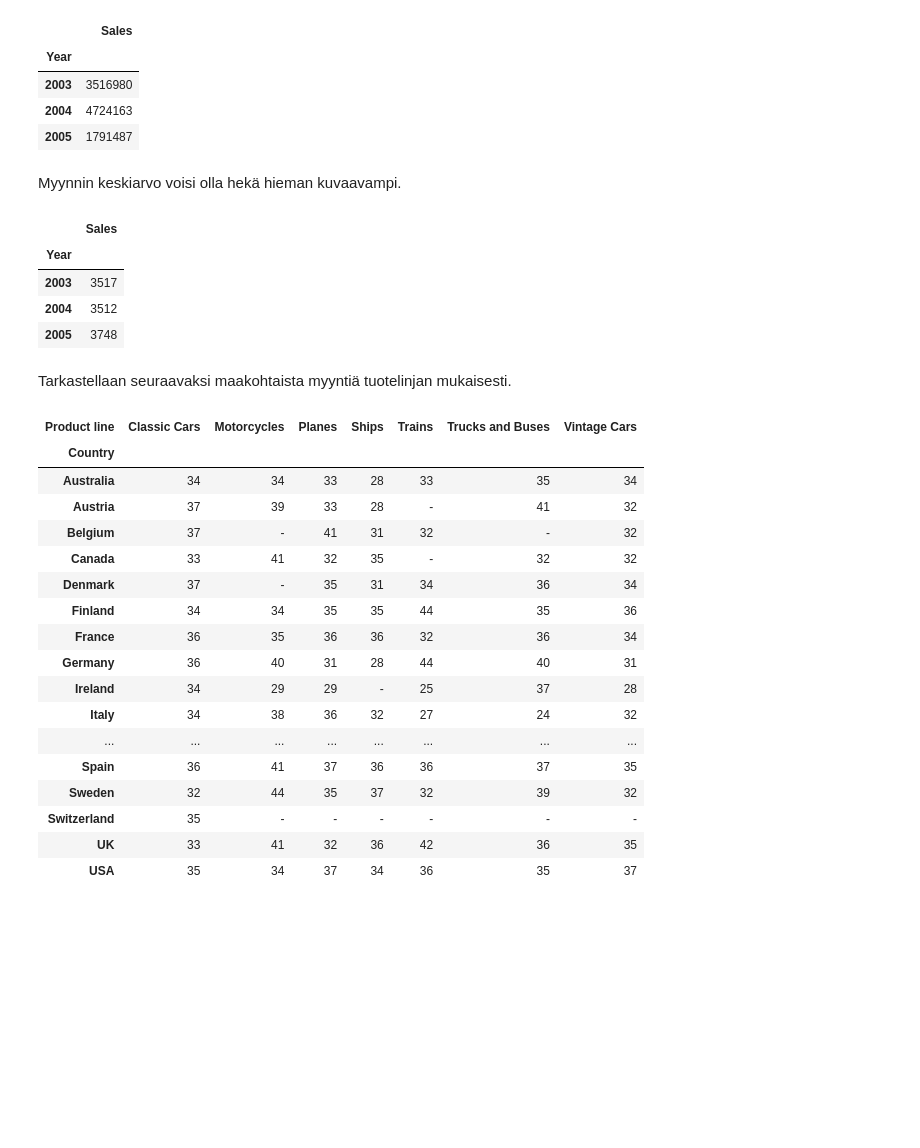
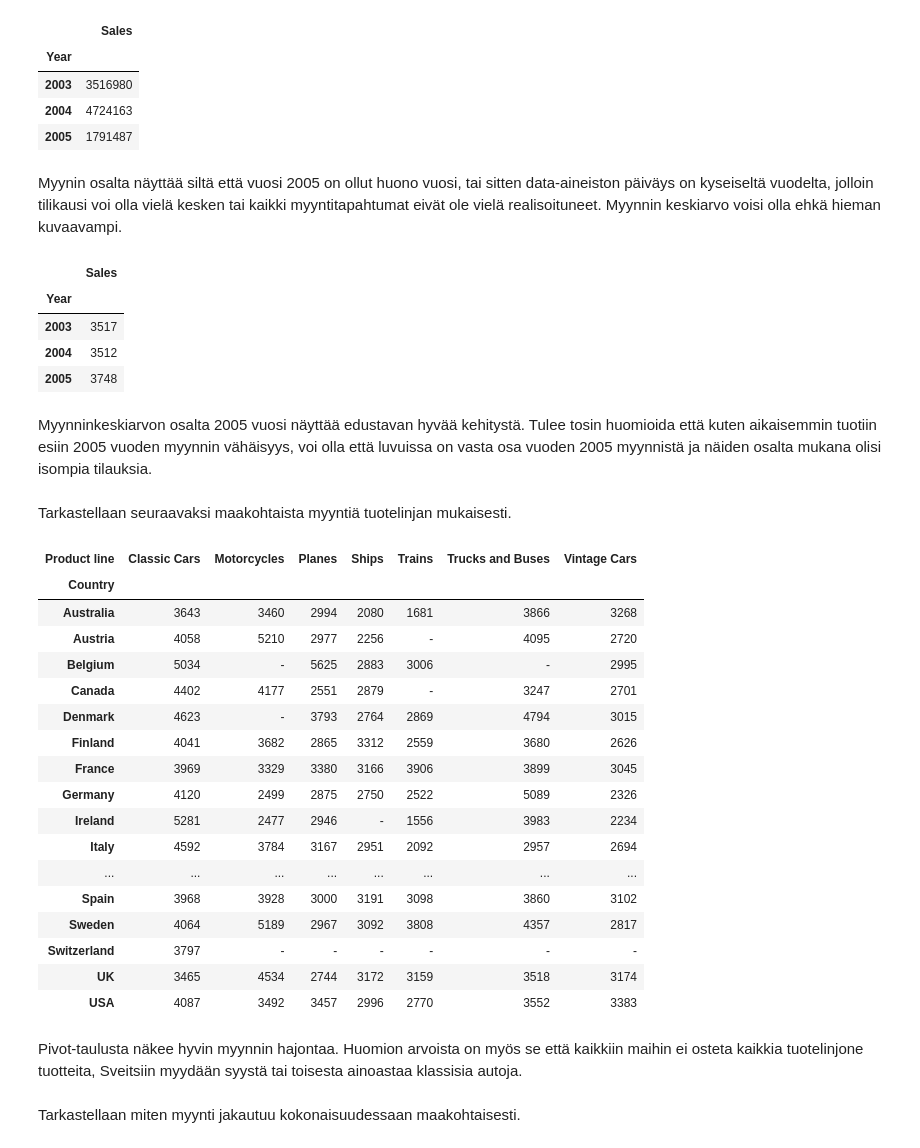
Before and after one commit to TatuE/Data_analytics, a Jupyter notebook: assignment_1/Tehtava_1_kuvaileva_&_selittava.ipynb, the cells around one changed output. Cells and saved outputs as stored; diff of their text form; code cells hidden in the pictures; blank space fills up the shorter version.

```diff
--- a/assignment_1/Tehtava_1_kuvaileva_&_selittava.ipynb
+++ b/assignment_1/Tehtava_1_kuvaileva_&_selittava.ipynb
@@ -451,8 +496,8 @@ df_sales.pivot_table(values='Sales', index='Year', aggfunc='sum').style.format(p
 | 2003 | 3516980 |
 | 2004 | 4724163 |
 | 2005 | 1791487 |
-# %% [markdown]
-Myynnin keskiarvo voisi olla hekä hieman kuvaavampi.
+# %% [markdown]
+Myynin osalta näyttää siltä että vuosi 2005 on ollut huono vuosi, tai sitten data-aineiston päiväys on kyseiseltä vuodelta, jolloin tilikausi voi olla vielä kesken tai kaikki myyntitapahtumat eivät ole vielä realisoituneet. Myynnin keskiarvo voisi olla ehkä hieman kuvaavampi.
 # %%
 df_sales.pivot_table(values='Sales', index='Year').style.format(precision=0)
 # %% [output]
@@ -461,27 +506,33 @@ df_sales.pivot_table(values='Sales', index='Year').style.format(precision=0)
 | 2003 | 3517 |
 | 2004 | 3512 |
 | 2005 | 3748 |
+# %% [markdown]
+Myynninkeskiarvon osalta 2005 vuosi näyttää edustavan hyvää kehitystä. Tulee tosin huomioida että kuten aikaisemmin tuotiin esiin 2005 vuoden myynnin vähäisyys, voi olla että luvuissa on vasta osa vuoden 2005 myynnistä ja näiden osalta mukana olisi isompia tilauksia.
 # %% [markdown]
 Tarkastellaan seuraavaksi maakohtaista myyntiä tuotelinjan mukaisesti.
 # %%
 
-df_sales.pivot_table(values='Quantity ordered', index='Country', columns='Product line').style.format(precision=0, na_rep='-').highlight_max(color='lightgreen', axis=0).highlight_min(color='pink', axis=0)
+df_sales.pivot_table(values='Sales', index='Country', columns='Product line').style.format(precision=0, na_rep='-').highlight_max(color='lightgreen', axis=0).highlight_min(color='pink', axis=0)
 # %% [output]
 | Product line | Classic Cars | Motorcycles | Planes | Ships | Trains | Trucks and Buses | Vintage Cars |
 | Country |  |  |  |  |  |  |  |
-| Australia | 34 | 34 | 33 | 28 | 33 | 35 | 34 |
-| Austria | 37 | 39 | 33 | 28 | - | 41 | 32 |
-| Belgium | 37 | - | 41 | 31 | 32 | - | 32 |
-| Canada | 33 | 41 | 32 | 35 | - | 32 | 32 |
-| Denmark | 37 | - | 35 | 31 | 34 | 36 | 34 |
-| Finland | 34 | 34 | 35 | 35 | 44 | 35 | 36 |
-| France | 36 | 35 | 36 | 36 | 32 | 36 | 34 |
-| Germany | 36 | 40 | 31 | 28 | 44 | 40 | 31 |
-| Ireland | 34 | 29 | 29 | - | 25 | 37 | 28 |
-| Italy | 34 | 38 | 36 | 32 | 27 | 24 | 32 |
+| Australia | 3643 | 3460 | 2994 | 2080 | 1681 | 3866 | 3268 |
+| Austria | 4058 | 5210 | 2977 | 2256 | - | 4095 | 2720 |
+| Belgium | 5034 | - | 5625 | 2883 | 3006 | - | 2995 |
+| Canada | 4402 | 4177 | 2551 | 2879 | - | 3247 | 2701 |
+| Denmark | 4623 | - | 3793 | 2764 | 2869 | 4794 | 3015 |
+| Finland | 4041 | 3682 | 2865 | 3312 | 2559 | 3680 | 2626 |
+| France | 3969 | 3329 | 3380 | 3166 | 3906 | 3899 | 3045 |
+| Germany | 4120 | 2499 | 2875 | 2750 | 2522 | 5089 | 2326 |
+| Ireland | 5281 | 2477 | 2946 | - | 1556 | 3983 | 2234 |
+| Italy | 4592 | 3784 | 3167 | 2951 | 2092 | 2957 | 2694 |
 | ... | ... | ... | ... | ... | ... | ... | ... |
-| Spain | 36 | 41 | 37 | 36 | 36 | 37 | 35 |
-| Sweden | 32 | 44 | 35 | 37 | 32 | 39 | 32 |
-| Switzerland | 35 | - | - | - | - | - | - |
-| UK | 33 | 41 | 32 | 36 | 42 | 36 | 35 |
-| USA | 35 | 34 | 37 | 34 | 36 | 35 | 37 |
+| Spain | 3968 | 3928 | 3000 | 3191 | 3098 | 3860 | 3102 |
+| Sweden | 4064 | 5189 | 2967 | 3092 | 3808 | 4357 | 2817 |
+| Switzerland | 3797 | - | - | - | - | - | - |
+| UK | 3465 | 4534 | 2744 | 3172 | 3159 | 3518 | 3174 |
+| USA | 4087 | 3492 | 3457 | 2996 | 2770 | 3552 | 3383 |
+# %% [markdown]
+Pivot-taulusta näkee hyvin myynnin hajontaa. Huomion arvoista on myös se että kaikkiin maihin ei osteta kaikkia tuotelinjone tuotteita, Sveitsiin myydään syystä tai toisesta ainoastaa klassisia autoja.
+# %% [markdown]
+Tarkastellaan miten myynti jakautuu kokonaisuudessaan maakohtaisesti.
```
Also changed, not shown: parts of 30 cells of this notebook, 1 other file.
